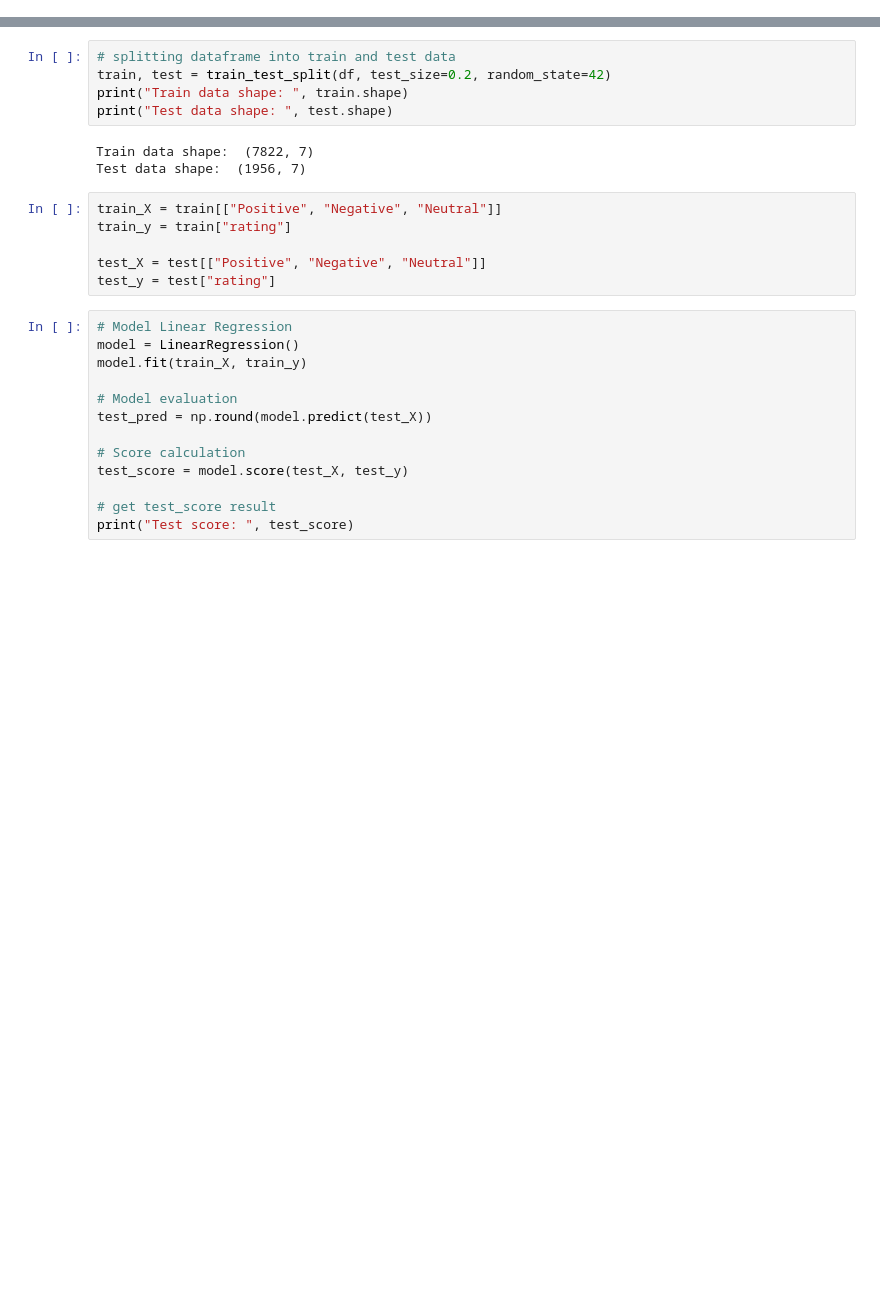
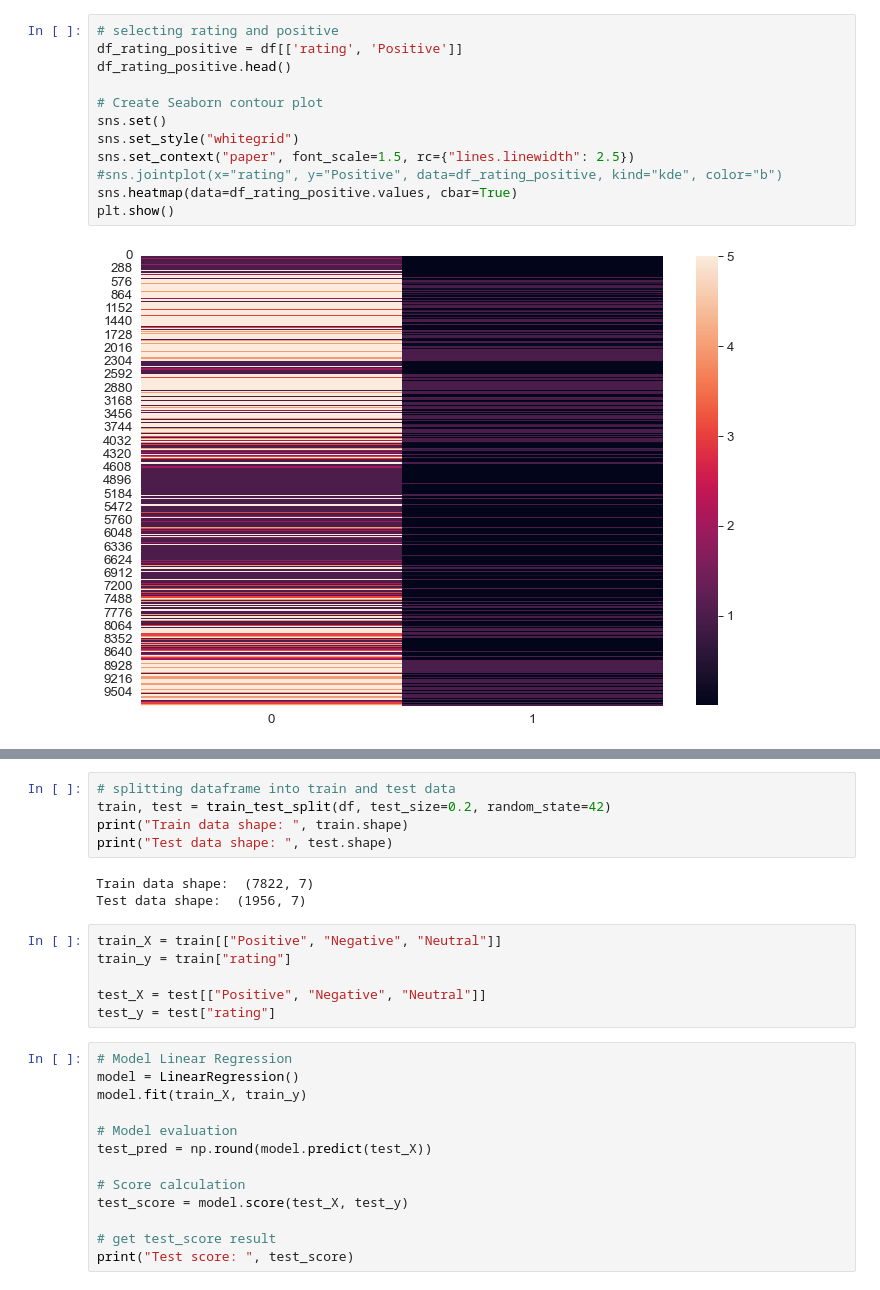
Before and after one commit to makeathonfhnw/The4, a Jupyter notebook: mlr_train_test_data.ipynb, the cells around one changed output, grey strips where cells are left out. Cells and saved outputs as stored; diff of their text form; blank space fills up the shorter version.

```diff
--- a/mlr_train_test_data.ipynb
+++ b/mlr_train_test_data.ipynb
@@ -38,0 +95,14 @@ memory usage: 534.9+ KB
+# %%
+# selecting rating and positive
+df_rating_positive = df[['rating', 'Positive']]
+df_rating_positive.head()
+
+# Create Seaborn contour plot
+sns.set()
+sns.set_style("whitegrid")
+sns.set_context("paper", font_scale=1.5, rc={"lines.linewidth": 2.5})
+#sns.jointplot(x="rating", y="Positive", data=df_rating_positive, kind="kde", color="b")
+sns.heatmap(data=df_rating_positive.values, cbar=True)
+plt.show()
+# %% [output]
+[figure, added]
```
Also changed, not shown: parts of 34 cells of this notebook.
